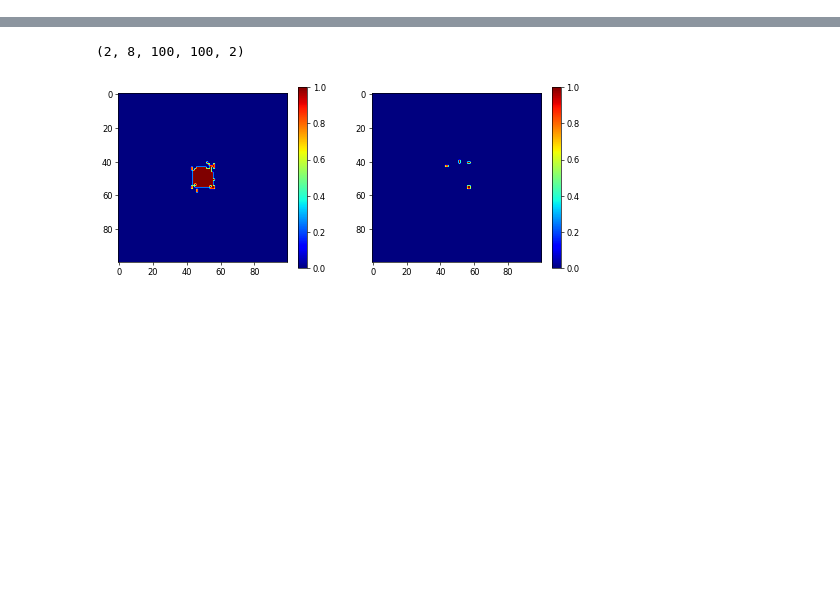
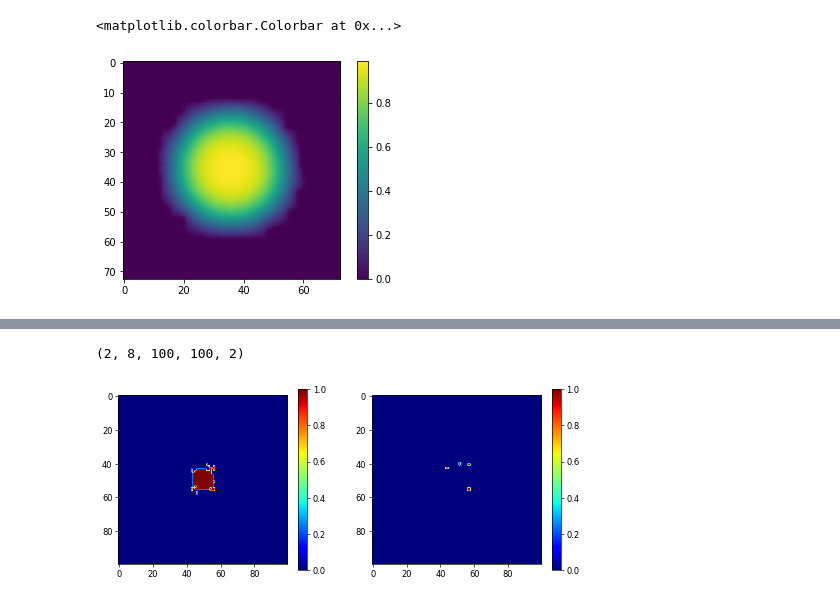
Before and after one commit to kuanrenqian/RecurrentNG, a Jupyter notebook: tensorflow_version/dataGen_for_conv2Dlstm.ipynb, the cells around one changed output, grey strips where cells are left out. Drawn from its saved outputs; the diff is of its cells as text; code cells hidden in the pictures; blank space fills up the shorter version.

```diff
--- a/tensorflow_version/dataGen_for_conv2Dlstm.ipynb
+++ b/tensorflow_version/dataGen_for_conv2Dlstm.ipynb
@@ -0,0 +109,8 @@
+# %%
+import scipy.io
+inn = scipy.io.loadmat('../Matlab_simulation_data/case10/conct_1000.mat')['conct_plot']
+plt.imshow(inn)
+plt.colorbar()
+# %% [output]
+<matplotlib.colorbar.Colorbar at 0x...>
+[figure, added]
```
Also changed, not shown: parts of 2 cells of this notebook, 5 other files.
